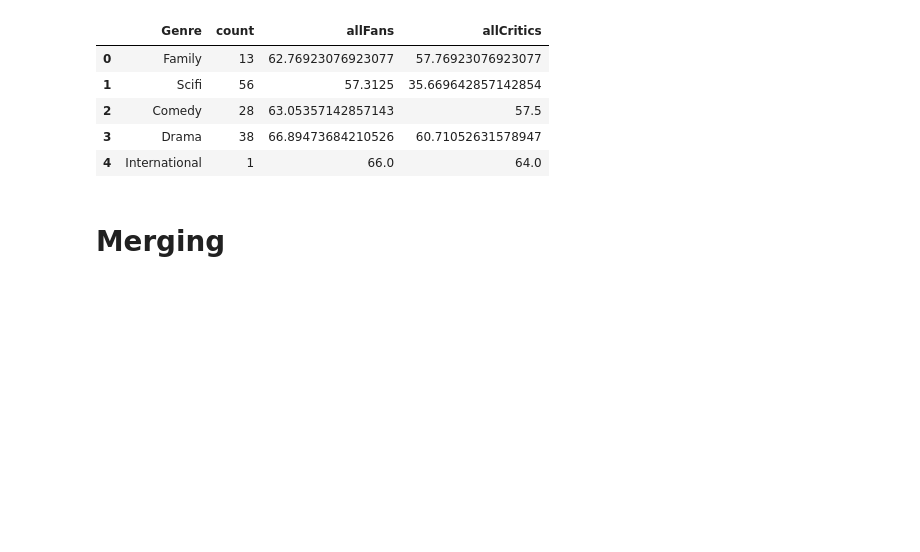
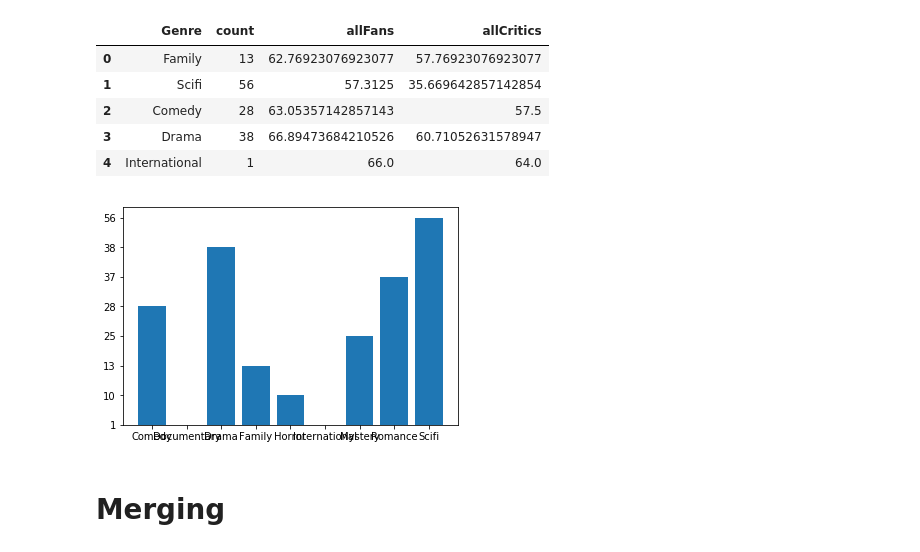
Before and after one commit to gqfiddler/movieRatings, a Jupyter notebook: Critical vs Popular Movie Ratings.ipynb, the cells around one changed output. Saved outputs shown, nothing was run; the diff lists cells and outputs as text; code cells hidden in the pictures; blank space fills up the shorter version.

Commit message:
added genre frequency plot

```diff
--- a/Critical vs Popular Movie Ratings.ipynb
+++ b/Critical vs Popular Movie Ratings.ipynb
@@ -52,6 +42,13 @@ genre_df.head()
 | 2 | Comedy | 28 | 63.05357142857143 | 57.5 |
 | 3 | Drama | 38 | 66.89473684210526 | 60.71052631578947 |
 | 4 | International | 1 | 66.0 | 64.0 |
+# %%
+x = genre_df["Genre"]
+y = genre_df["count"]
+plt.bar(x,y)
+plt.show()
+# %% [output]
+[figure, added]
 # %% [markdown]
 # Merging
 # %%
```
Also changed, not shown: parts of 2 cells of this notebook.
